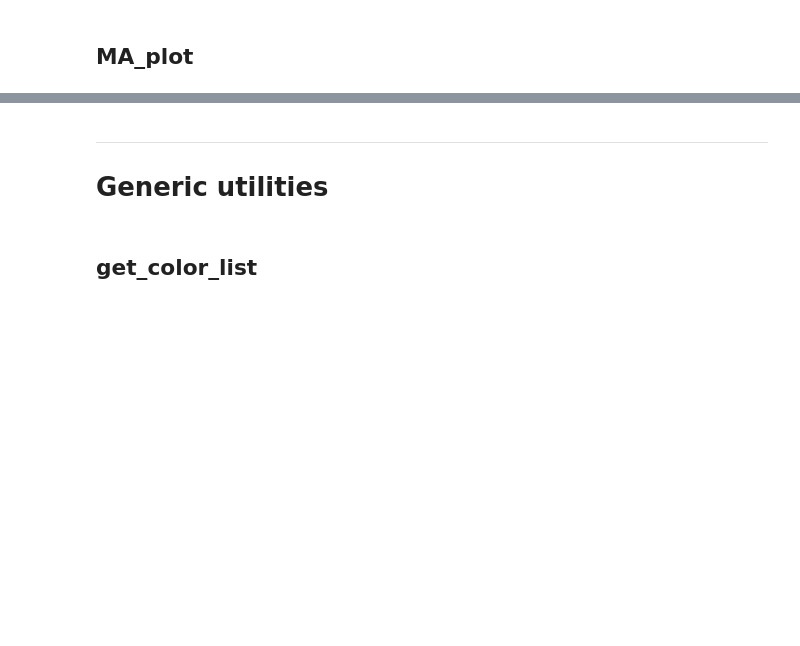
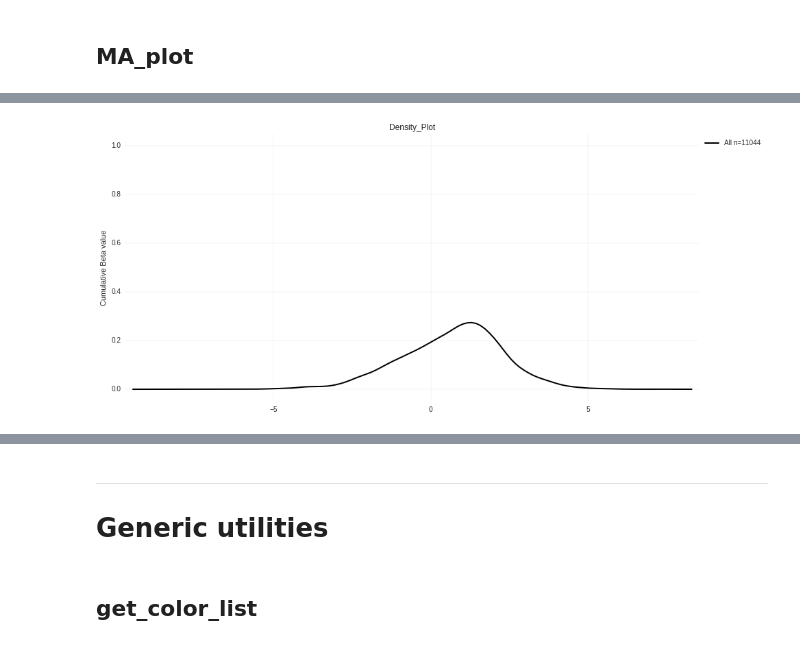
Before and after one commit to a-slide/pyBioPlot, a Jupyter notebook: test_pyBioPlot.ipynb, the cells around one changed output, grey strips where cells are left out. Cells and saved outputs as stored; diff of their text form; code cells hidden in the pictures; blank space fills up the shorter version.

```diff
--- a/test_pyBioPlot.ipynb
+++ b/test_pyBioPlot.ipynb
@@ -102,0 +137,5 @@ MA_plot(df, "mean_obs", "b", FDR=0.01, FDR_col="qval", highlight_list=hl,
+# %%
+df = pd.read_table("./test_data/localizationnucleus_wald_test.tsv")
+density_plot(df, "b", figsize=[15,7], ylabel="Cumulative Beta value")
+# %% [output]
+[figure, added]
```
Also changed, not shown: parts of 15 cells of this notebook, 1 other file.
